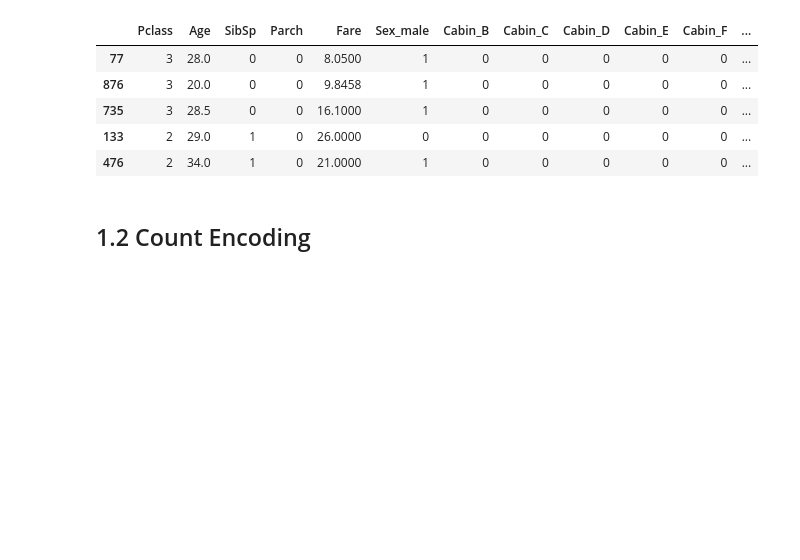
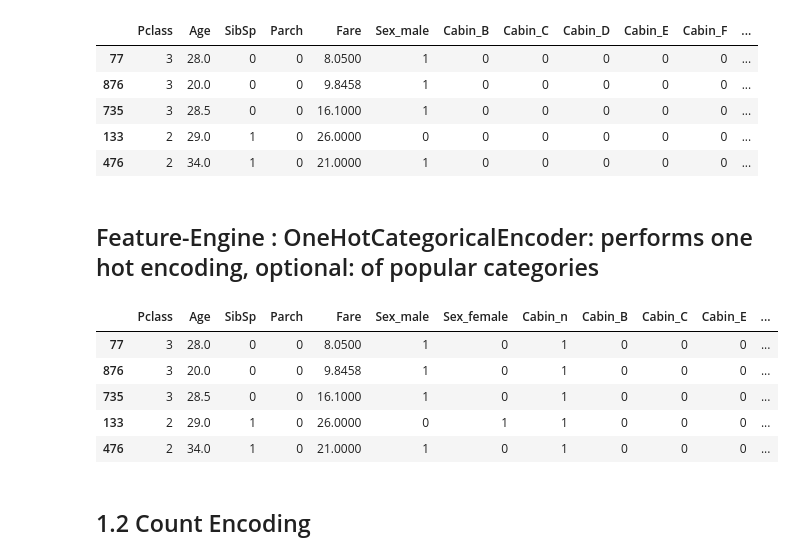
Before and after one commit to plaban1981/Feature-Engineering-Techniques, a Jupyter notebook: Comparision_of_categorical_variable_encodings.ipynb, the cells around one changed output. Saved outputs shown, nothing was run; the diff lists cells and outputs as text; code cells hidden in the pictures; blank space fills up the shorter version.

```diff
--- a/Comparision_of_categorical_variable_encodings.ipynb
+++ b/Comparision_of_categorical_variable_encodings.ipynb
@@ -54,5 +56,5 @@ Saving titanic.csv to titanic.csv
 # %%
-data = pd.read_csv('titanic.csv')
+data = pd.read_csv('titanic_train.csv')
 data.columns
 # %% [output]
 Index(['PassengerId', 'Survived', 'Pclass', 'Name', 'Sex', 'Age', 'SibSp',
@@ -156,6 +158,24 @@ X_train_OHE.head()
 | 735 | 3 | 28.5 | 0 | 0 | 16.1000 | 1 | 0 | 0 | 0 | 0 | 0 | ... |
 | 133 | 2 | 29.0 | 1 | 0 | 26.0000 | 0 | 0 | 0 | 0 | 0 | 0 | ... |
 | 476 | 2 | 34.0 | 1 | 0 | 21.0000 | 1 | 0 | 0 | 0 | 0 | 0 | ... |
+# %% [markdown]
+## Feature-Engine : OneHotCategoricalEncoder: performs one hot encoding, optional: of popular categories
+# %%
+from feature_engine import categorical_encoders as ce
+ohe = ce.OneHotCategoricalEncoder(variables=cat_cols,drop_last=False)
+# %%
+ohe.fit(X_train)
+X_train_fe_OHE = ohe.transform(X_train)
+X_test_fe_OHE = ohe.transform(X_test)
+# %%
+X_train_fe_OHE.head()
+# %% [output]
+|  | Pclass | Age | SibSp | Parch | Fare | Sex_male | Sex_female | Cabin_n | Cabin_B | Cabin_C | Cabin_E | ... |
+| 77 | 3 | 28.0 | 0 | 0 | 8.0500 | 1 | 0 | 1 | 0 | 0 | 0 | ... |
+| 876 | 3 | 20.0 | 0 | 0 | 9.8458 | 1 | 0 | 1 | 0 | 0 | 0 | ... |
+| 735 | 3 | 28.5 | 0 | 0 | 16.1000 | 1 | 0 | 1 | 0 | 0 | 0 | ... |
+| 133 | 2 | 29.0 | 1 | 0 | 26.0000 | 0 | 1 | 1 | 0 | 0 | 0 | ... |
+| 476 | 2 | 34.0 | 1 | 0 | 21.0000 | 1 | 0 | 1 | 0 | 0 | 0 | ... |
 # %% [markdown]
 ## 1.2 Count Encoding
 # %%
```
Also changed, not shown: parts of 36 cells of this notebook.
